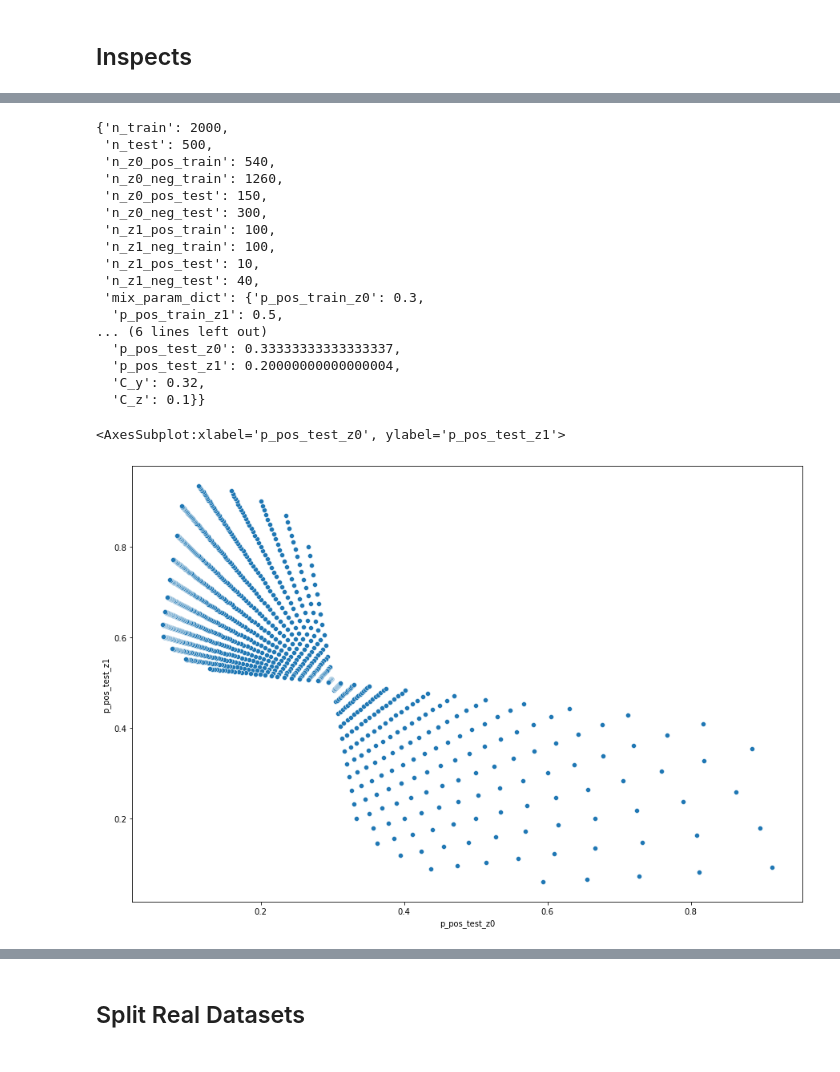
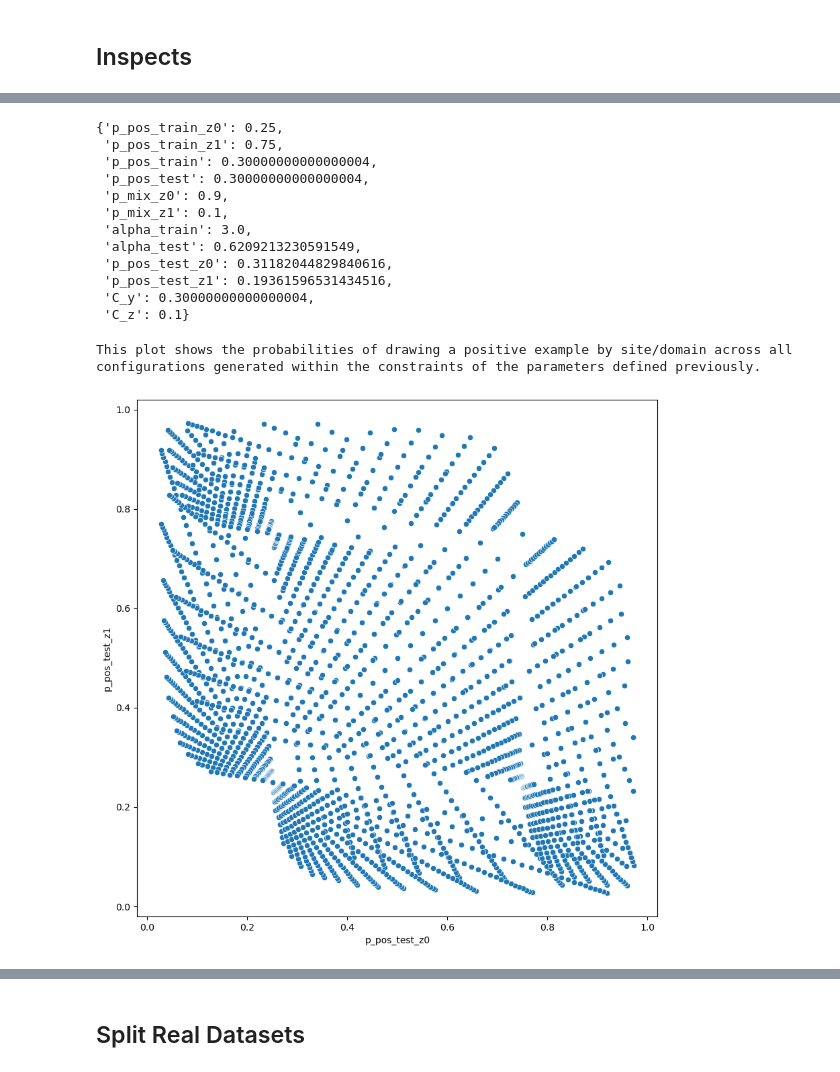
Before and after one commit to LinguisticAnomalies/DeconDTN, a Jupyter notebook: notebooks_xiruo/[demo] Split Function - Binary.ipynb, the cells around one changed output, grey strips where cells are left out. Drawn from its saved outputs; the diff is of its cells as text; code cells hidden in the pictures.

Commit message:
updates to demo: balanced distributions, visualizations

```diff
--- a/notebooks_xiruo/[demo] Split Function - Binary.ipynb
+++ b/notebooks_xiruo/[demo] Split Function - Binary.ipynb
@@ -180,8 +197,38 @@ df_mix.to_csv("../dataToy/horror_family.csv", index=False)
 # %%
-n_test = 500
-train_test_ratio = 4
+#configure the provenance-specific parameters for train/test splits
+n_test = 500 #test set size
+train_test_ratio = 4 #train/test ratio (4:1)
 
-p_pos_train_z0_ls = [0.3]
-p_pos_train_z1_ls = [0.5]
+p_pos_train_z0_ls = [0.25,0.75] # probability of training set examples drawn from site/domain z0 being positive
+p_pos_train_z1_ls = [0.75,0.25] # probability of test set examples drawn from site/domain z1 being positive
+# it would also be possible to expand p_pos_train parameters as a list to explore their influence
+
+# fraction of both train/test data drawn from domain z1 irrespective of class label
+# fraction drawn from z0 would be 1-p_mix_z1_ls
+# this is a list of distributions, experiments will be conducted at each of these settings
 p_mix_z1_ls       = np.arange(0.1, 0.9, 0.05)
-alpha_test_ls     = np.arange(0, 10,0.1)
+
+# alpha_test is p(y=1|z=1) / p(y=1|z=0): the ratio between test set probabilities of the positive class by site/domain
+#alpha_test_ls     = [0.125,0.25,0.5,1,2,4,8]
+
+alpha_test_ls = np.arange(0,10,0.1)
+
+#get a balanced range of alpha test
+numvals = 103
+base = 1.1
+alpha_test_ls = np.power(base, np.arange(numvals))/np.power(base,numvals//2)
+#could we reduce the base for more granularity
+
+#alternative with narrower intervals
+numvals = 1000
+s = []
+s.append([[x, 1/x] for x in np.arange(1,numvals//2,0.1)])
+s = np.array(s).flatten()
+#alpha_test_ls = np.sort(list(set(s)))
+
+#check for balance
+print("balanced?",np.sum(alpha_test_ls > 1) - np.sum(alpha_test_ls < 1)==0)
+#check for underflow/flow
+print("underflow?",np.inf in alpha_test_ls)
+#sns.distplot(np.log(alpha_test_ls) / np.log(base))
+#print(alpha_test_ls)
@@ -219,33 +288,31 @@ len(theoretical_full_settings)
 # %%
 # check number for one setting
-theoretical_full_settings[0]
+# here we can see how the parameters manifest as numbers of examples to be drawn in each set and probabilities
+# to guide this sampling procedure
+theoretical_full_settings[0]['mix_param_dict']
 # %% [output]
-{'n_train': 2000,
- 'n_test': 500,
- 'n_z0_pos_train': 540,
- 'n_z0_neg_train': 1260,
- 'n_z0_pos_test': 150,
- 'n_z0_neg_test': 300,
- 'n_z1_pos_train': 100,
- 'n_z1_neg_train': 100,
- 'n_z1_pos_test': 10,
- 'n_z1_neg_test': 40,
- 'mix_param_dict': {'p_pos_train_z0': 0.3,
-  'p_pos_train_z1': 0.5,
-... (6 lines left out)
-  'p_pos_test_z0': 0.33333333333333337,
-  'p_pos_test_z1': 0.20000000000000004,
-  'C_y': 0.32,
-  'C_z': 0.1}}
+{'p_pos_train_z0': 0.25,
+ 'p_pos_train_z1': 0.75,
+ 'p_pos_train': 0.30000000000000004,
+ 'p_pos_test': 0.30000000000000004,
+ 'p_mix_z0': 0.9,
+ 'p_mix_z1': 0.1,
+ 'alpha_train': 3.0,
+ 'alpha_test': 0.6209213230591549,
+ 'p_pos_test_z0': 0.31182044829840616,
+ 'p_pos_test_z1': 0.19361596531434516,
+ 'C_y': 0.30000000000000004,
+ 'C_z': 0.1}
 # %%
 import matplotlib.pyplot as plt
 import seaborn as sns
 # %%
 # check distributions of p_pos_test_z0 by p_pos_test_z1
 tmp_df = pd.DataFrame([st['mix_param_dict'] for st in theoretical_full_settings])
 
-plt.figure(figsize=(15,10))
+plt.figure(figsize=(10,10))
 sns.scatterplot(x="p_pos_test_z0", y="p_pos_test_z1", data=tmp_df)
+print("This plot shows the probabilities of drawing a positive example by site/domain across all configurations generated within the constraints of the parameters defined previously.")
 # %% [output]
-<AxesSubplot:xlabel='p_pos_test_z0', ylabel='p_pos_test_z1'>
+This plot shows the probabilities of drawing a positive example by site/domain across all configurations generated within the constraints of the parameters defined previously.
-[figure, old version]
+[figure, new version]
```
Also changed, not shown: parts of 40 cells of this notebook.
